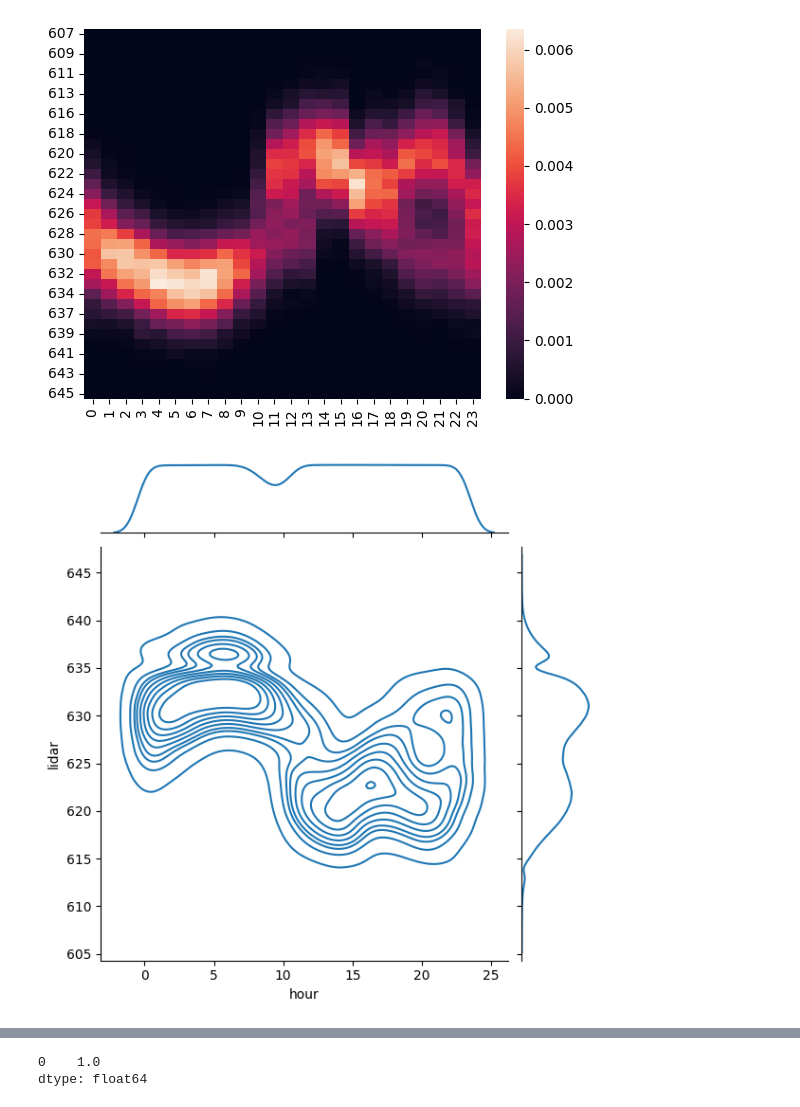
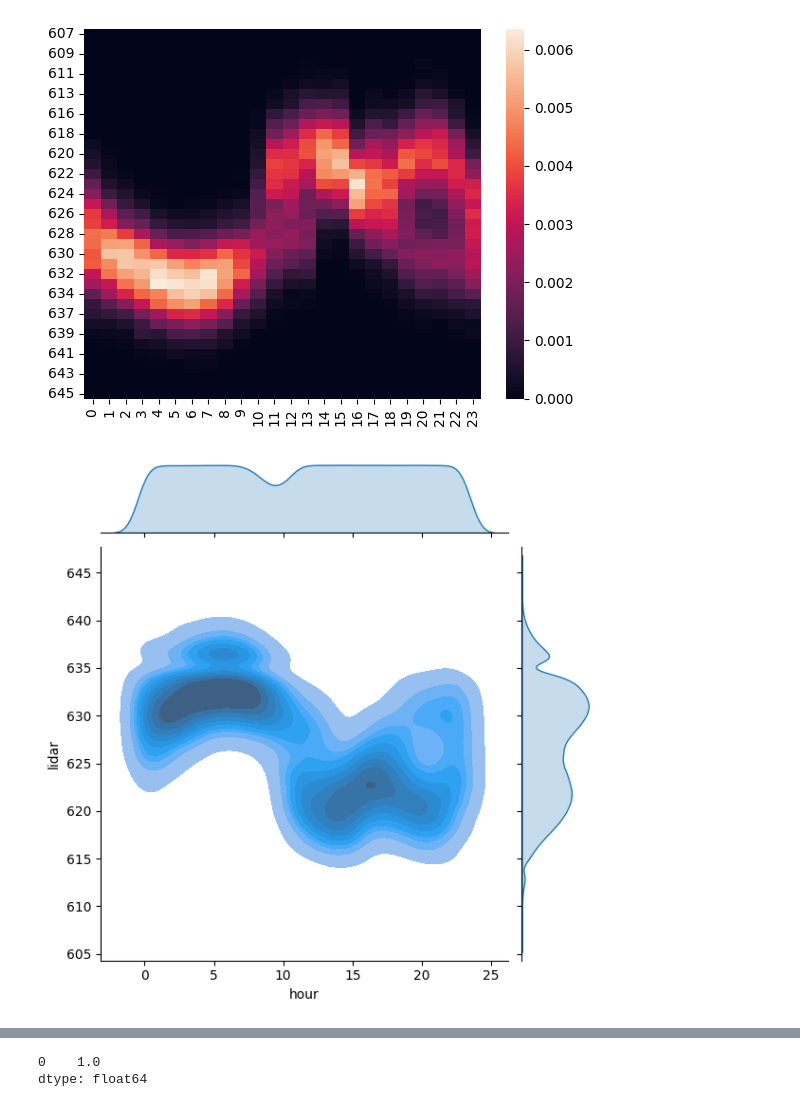
Before and after one commit to akr35/lnpr, a Jupyter notebook: section_sensor/lidar_600.ipynb, the cells around one changed output, grey strips where cells are left out. Drawn from its saved outputs; the diff is of its cells as text; code cells hidden in the pictures.

```diff
--- a/section_sensor/lidar_600.ipynb
+++ b/section_sensor/lidar_600.ipynb
@@ -71,10 +71,10 @@ plt.show()
 # %% [output]
 [figure]
 # %%
-sns.jointplot(x=data["hour"], y=data["lidar"], kind="kde")
+sns.jointplot(x=data["hour"], y=data["lidar"], kind="kde", fill=True)
 plt.show()
 # %% [output]
-[figure, old version]
+[figure, new version]
 # %%
 p_t = pd.DataFrame(probs.sum())
 p_t.plot()
```
Also changed, not shown: 4 other files.
